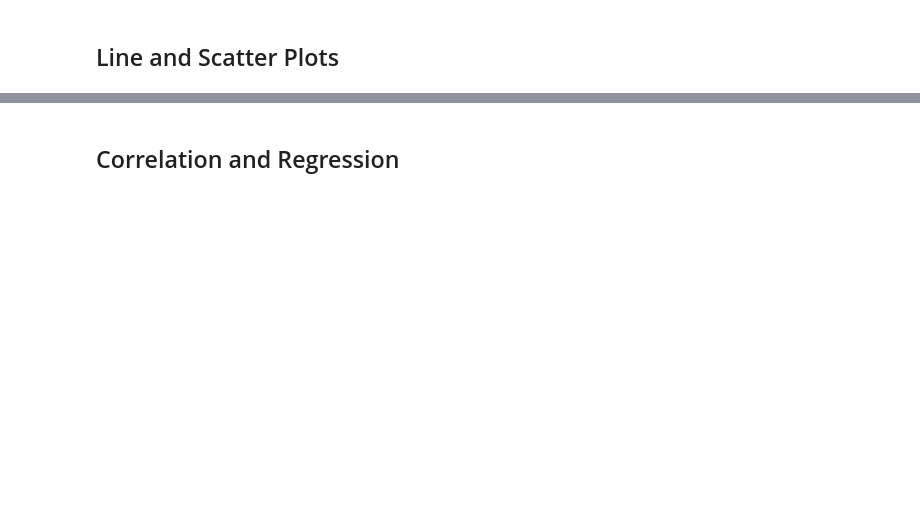
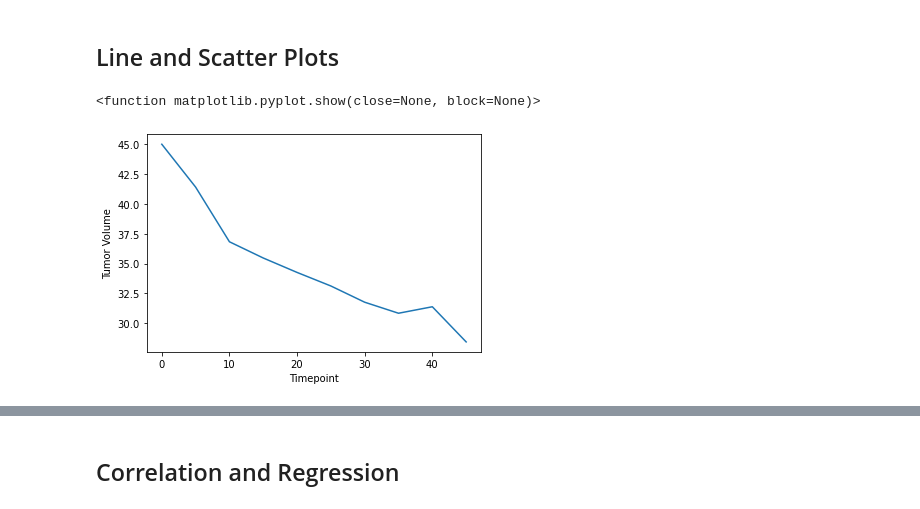
Before and after one commit to anisha-kishore/Module-5, a Jupyter notebook: Kishore Module 5.ipynb, the cells around one changed output, grey strips where cells are left out. Drawn from its saved outputs; the diff is of its cells as text; code cells hidden in the pictures; blank space fills up the shorter version.

```diff
--- a/Kishore Module 5.ipynb
+++ b/Kishore Module 5.ipynb
@@ -219,5 +234,15 @@ plt.show()
 ## Line and Scatter Plots
 # %%
 # Generate a line plot of tumor volume vs. time point for a single mouse treated with Capomulin
+capomulin_mouse = drugs_in_treatment.loc[(drugs_in_treatment["Drug Regimen"] == "Capomulin")]
+single_capomulin_mouse=capomulin_mouse.loc[(capomulin_mouse["Mouse ID"] == "m601")]
+
+plt.plot(single_capomulin_mouse.iloc[:, 1], single_capomulin_mouse.iloc[:, 2])
+plt.xlabel('Timepoint')
+plt.ylabel('Tumor Volume')
+plt.show
+# %% [output]
+<function matplotlib.pyplot.show(close=None, block=None)>
+[figure, added]
 # %%
 # Generate a scatter plot of mouse weight vs. the average observed tumor volume for the entire Capomulin regimen
```
Also changed, not shown: parts of 9 cells of this notebook.
